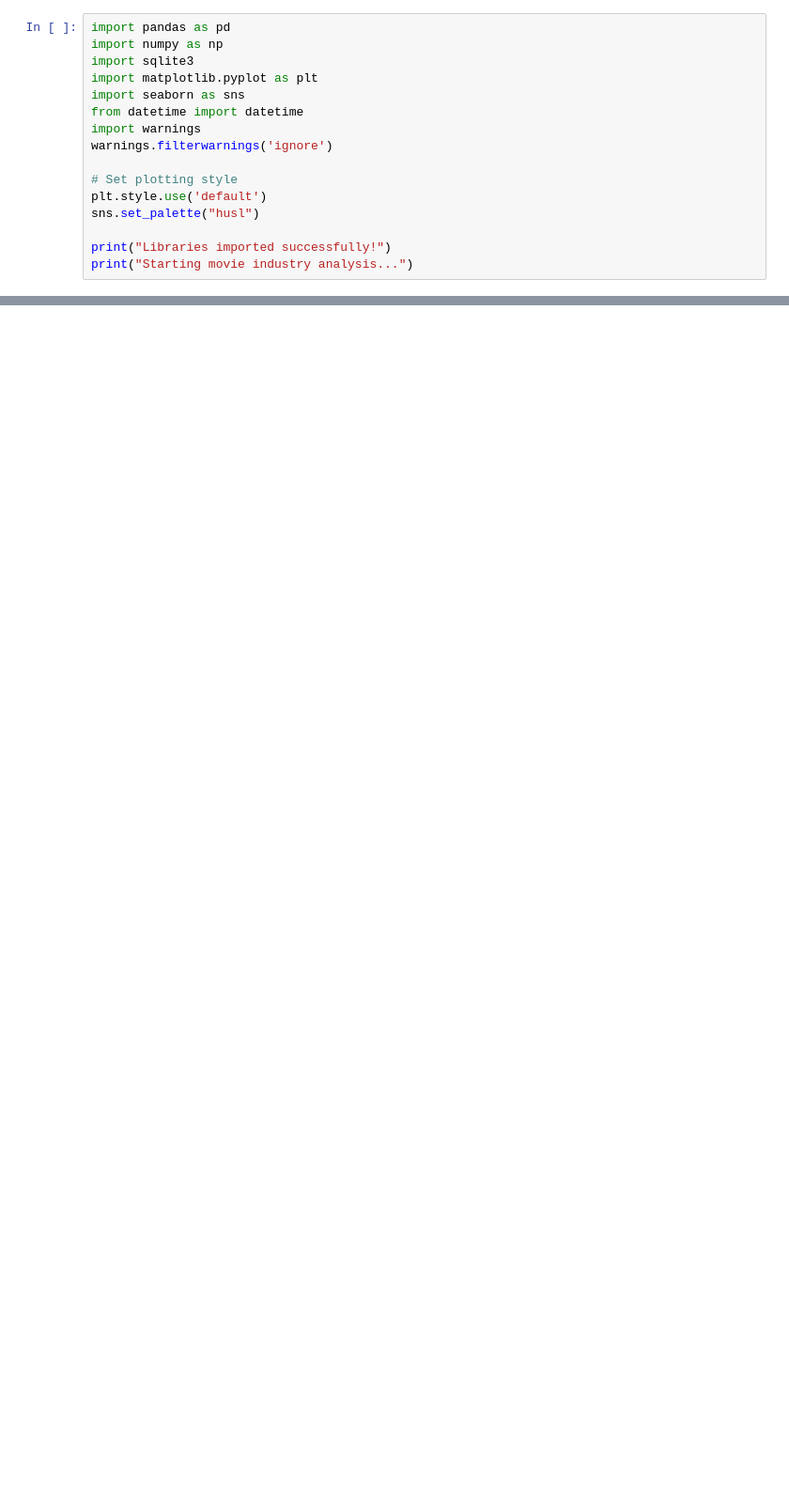
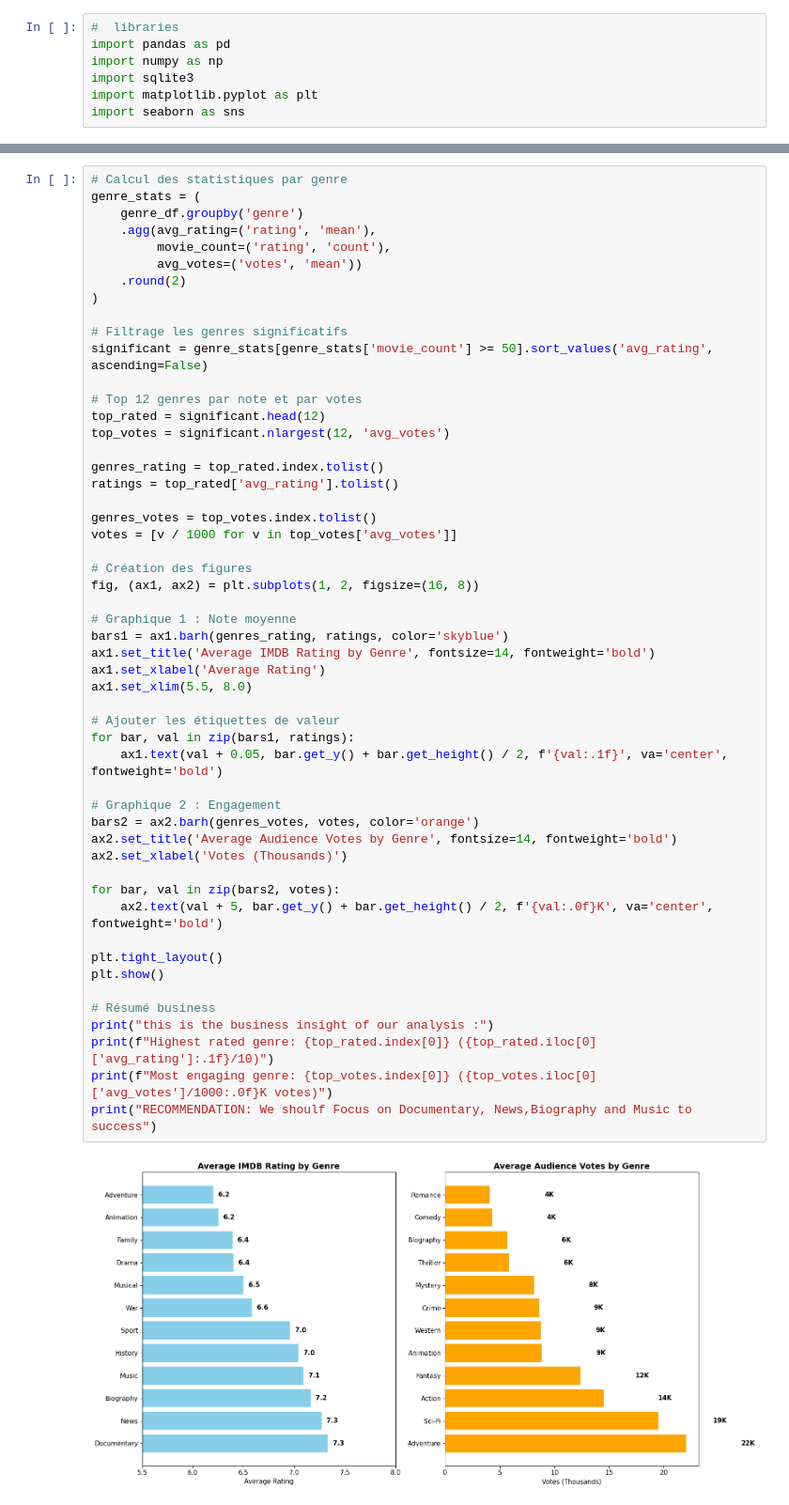
Before and after one commit to djeudy/dsc-phase-2-project-v3, a Jupyter notebook: student.ipynb, the cells around one changed output, grey strips where cells are left out. Shown: that part at 94% size. Drawn from its saved outputs; the diff is of its cells as text; blank space fills up the shorter version.

Commit message:
analysis of genres

```diff
--- a/student.ipynb
+++ b/student.ipynb
@@ -19,16 +16,7 @@
 # %%
+#  libraries
 import pandas as pd
 import numpy as np
 import sqlite3
 import matplotlib.pyplot as plt
 import seaborn as sns
-from datetime import datetime
-import warnings
-warnings.filterwarnings('ignore')
-
-# Set plotting style
-plt.style.use('default')
-sns.set_palette("husl")
-
-print("Libraries imported successfully!")
-print("Starting movie industry analysis...")
@@ -773,0 +162,54 @@ print(movie_ratings_info)
+# %%
+# Calcul des statistiques par genre
+genre_stats = (
+    genre_df.groupby('genre')
+    .agg(avg_rating=('rating', 'mean'),
+         movie_count=('rating', 'count'),
+         avg_votes=('votes', 'mean'))
+    .round(2)
+)
+
+# Filtrage les genres significatifs
+significant = genre_stats[genre_stats['movie_count'] >= 50].sort_values('avg_rating', ascending=False)
+
+# Top 12 genres par note et par votes
+top_rated = significant.head(12)
+top_votes = significant.nlargest(12, 'avg_votes')
+
+genres_rating = top_rated.index.tolist()
+ratings = top_rated['avg_rating'].tolist()
+
+genres_votes = top_votes.index.tolist()
+votes = [v / 1000 for v in top_votes['avg_votes']]
+
+# Création des figures
+fig, (ax1, ax2) = plt.subplots(1, 2, figsize=(16, 8))
+
+# Graphique 1 : Note moyenne
+bars1 = ax1.barh(genres_rating, ratings, color='skyblue')
+ax1.set_title('Average IMDB Rating by Genre', fontsize=14, fontweight='bold')
+ax1.set_xlabel('Average Rating')
+ax1.set_xlim(5.5, 8.0)
+
+# Ajouter les étiquettes de valeur
+for bar, val in zip(bars1, ratings):
+    ax1.text(val + 0.05, bar.get_y() + bar.get_height() / 2, f'{val:.1f}', va='center', fontweight='bold')
+
+# Graphique 2 : Engagement
+bars2 = ax2.barh(genres_votes, votes, color='orange')
+ax2.set_title('Average Audience Votes by Genre', fontsize=14, fontweight='bold')
+ax2.set_xlabel('Votes (Thousands)')
+
+for bar, val in zip(bars2, votes):
+    ax2.text(val + 5, bar.get_y() + bar.get_height() / 2, f'{val:.0f}K', va='center', fontweight='bold')
+
+plt.tight_layout()
+plt.show()
+
+# Résumé business
+print("this is the business insight of our analysis :")
+print(f"Highest rated genre: {top_rated.index[0]} ({top_rated.iloc[0]['avg_rating']:.1f}/10)")
+print(f"Most engaging genre: {top_votes.index[0]} ({top_votes.iloc[0]['avg_votes']/1000:.0f}K votes)")
+print("RECOMMENDATION: We shoulf Focus on Documentary, News,Biography and Music to  success")
+# %% [output]
+[figure, added]
```
Also changed, not shown: parts of 36 cells of this notebook.
